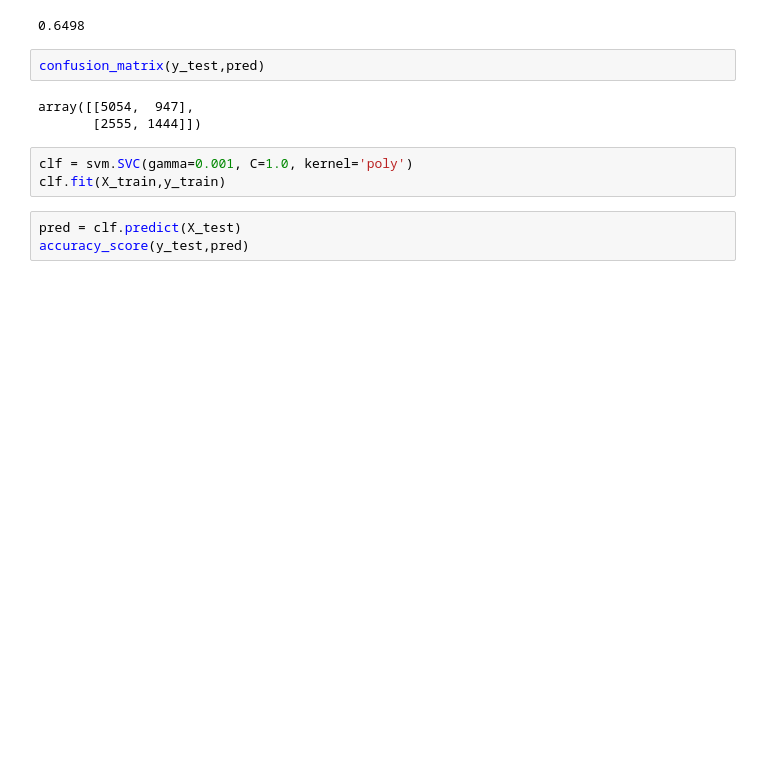
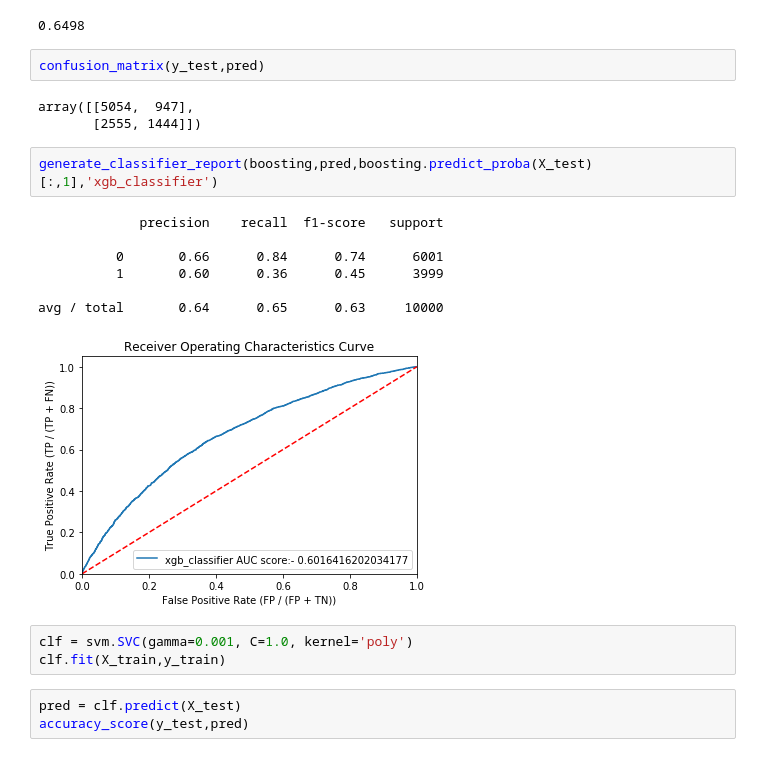
Before and after one commit to shashvat-kedia/Credit-Default-Risk-Prediction, a Jupyter notebook: CreditDefaultRiskPrediction.ipynb, the cells around one changed output. Cells and saved outputs as stored; diff of their text form; blank space fills up the shorter version.

```diff
--- a/CreditDefaultRiskPrediction.ipynb
+++ b/CreditDefaultRiskPrediction.ipynb
@@ -471,6 +481,16 @@ confusion_matrix(y_test,pred)
 # %% [output]
 array([[5054,  947],
        [2555, 1444]])
+# %%
+generate_classifier_report(boosting,pred,boosting.predict_proba(X_test)[:,1],'xgb_classifier')
+# %% [output]
+             precision    recall  f1-score   support
+
+          0       0.66      0.84      0.74      6001
+          1       0.60      0.36      0.45      3999
+
+avg / total       0.64      0.65      0.63     10000
+[figure, added]
 # %%
 clf = svm.SVC(gamma=0.001, C=1.0, kernel='poly')
 clf.fit(X_train,y_train)
```
Also changed, not shown: parts of 1 cell of this notebook, 2 other files.
